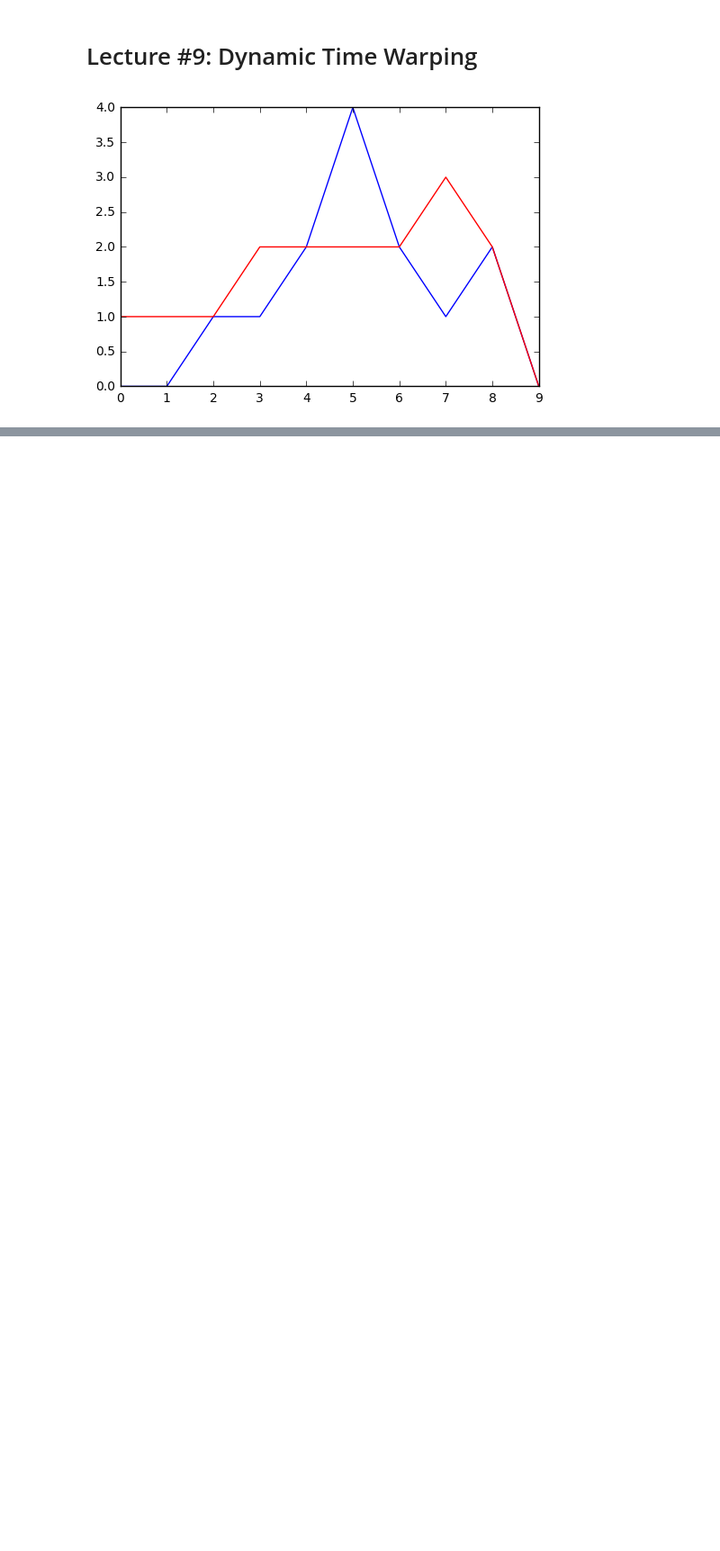
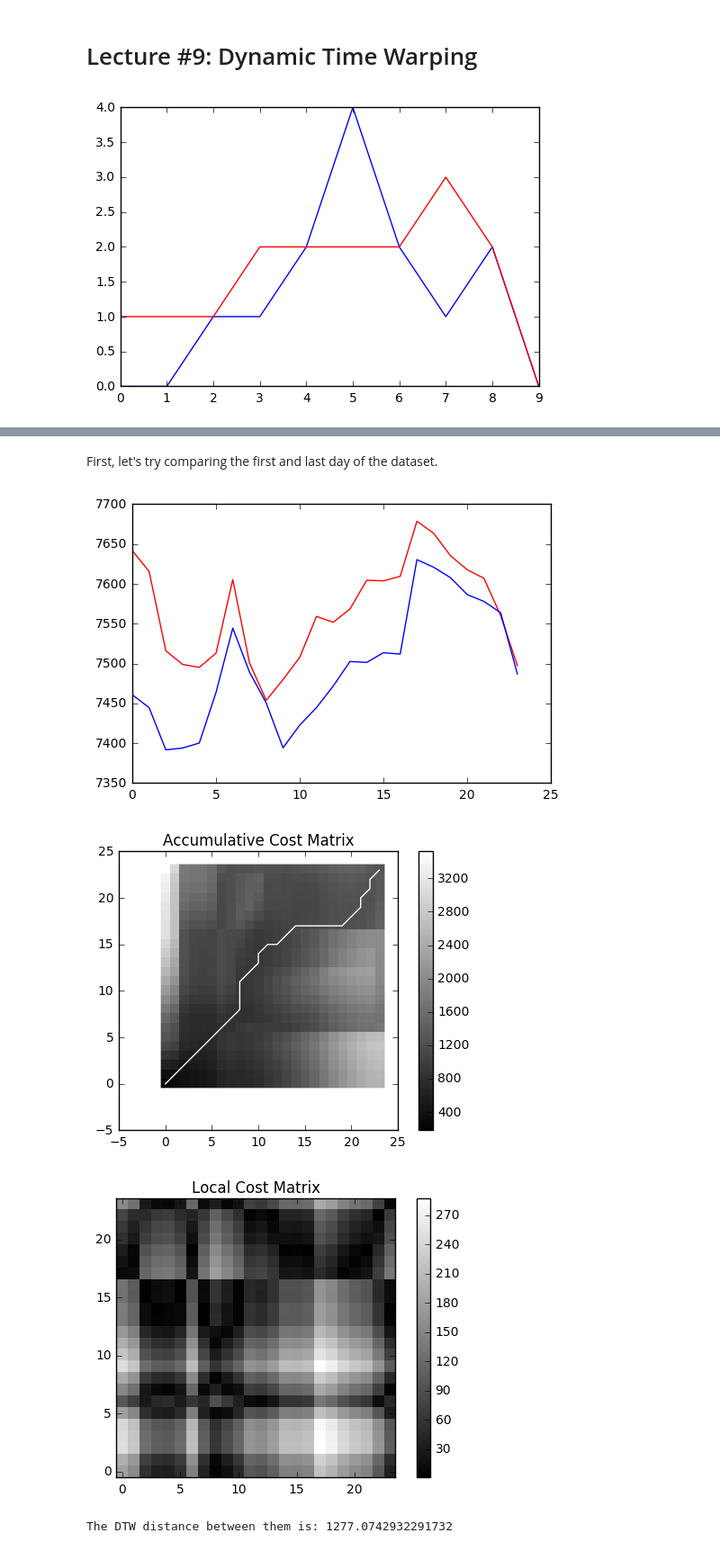
Before and after one commit to marioberges/F16-12-752, a Jupyter notebook: lectures/Lecture9.ipynb, the cells around one changed output, grey strips where cells are left out. Shown at 90% size. Drawn from its saved outputs; the diff is of its cells as text; code cells hidden in the pictures; blank space fills up the shorter version.

```diff
--- a/lectures/Lecture9.ipynb
+++ b/lectures/Lecture9.ipynb
@@ -64,0 +108,24 @@ plt.show()
+# %%
+import pickle
+
+pkf = open('data/loadCurves.pkl','rb')
+data,loadCurves = pickle.load(pkf)
+pkf.close()
+# %% [markdown]
+First, let's try comparing the first and last day of the dataset.
+# %%
+y = loadCurves.ix[1].values.reshape(-1,1)
+x = loadCurves.ix[365].values.reshape(-1,1)
+
+plt.plot(x,'r')
+plt.plot(y,'b')
+plt.show()
+
+Dstar, Pstar, C, D = dtw(x,y)
+plotWarping(D,C,Pstar)
+print("The DTW distance between them is: {}".format(Dstar))
+# %% [output]
+[figure, added]
+[figure, added]
+[figure, added]
+The DTW distance between them is: 1277.0742932291732
```
Also changed, not shown: parts of 13 cells of this notebook.
